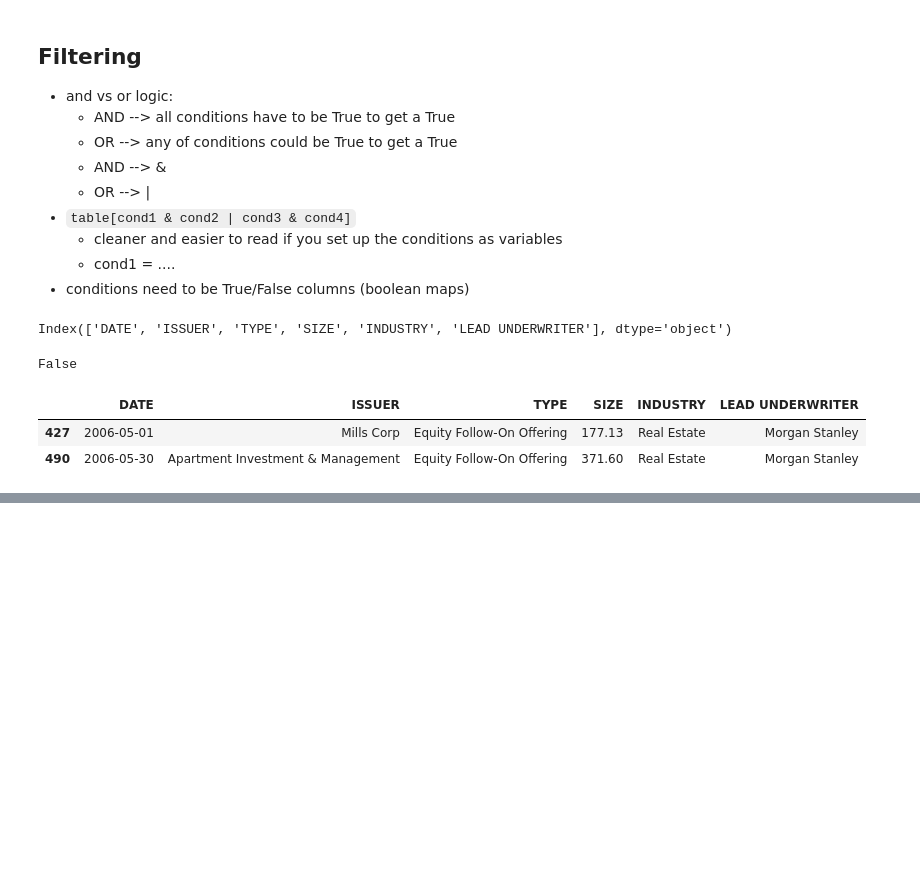
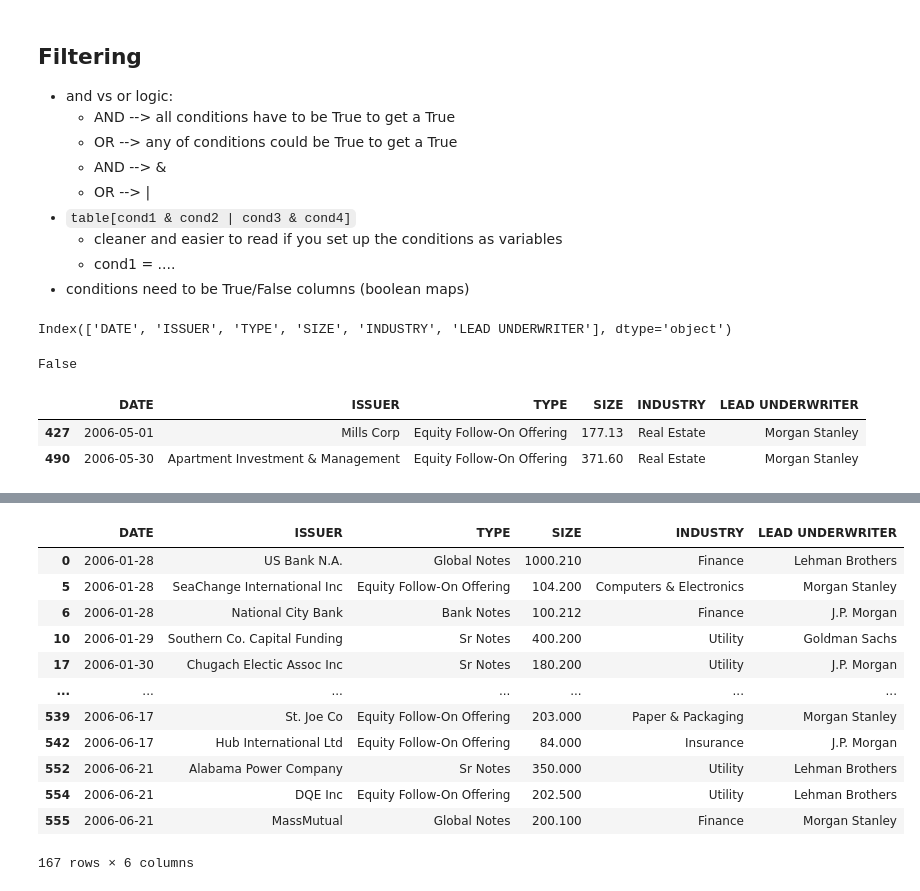
Before and after one commit to TheMarqueeGroup/JPM_DS_EMEA_Apr2024, a Jupyter notebook: day1_notes.ipynb, the cells around one changed output, grey strips where cells are left out. Saved outputs shown, nothing was run; the diff lists cells and outputs as text; code cells hidden in the pictures; blank space fills up the shorter version.

```diff
--- a/day1_notes.ipynb
+++ b/day1_notes.ipynb
@@ -1344,0 +1434,19 @@ sp500[cond1 | cond2]
+# %%
+# .isin(list of categories to filter)
+banks = ['Goldman Sachs', 'J.P. Morgan', 'Morgan Stanley', 'Lehman Brothers']
+cond1 = df['LEAD UNDERWRITER'].isin(banks)
+df[cond1]
+# %% [output]
+|  | DATE | ISSUER | TYPE | SIZE | INDUSTRY | LEAD UNDERWRITER |
+| 0 | 2006-01-28 | US Bank N.A. | Global Notes | 1000.210 | Finance | Lehman Brothers |
+| 5 | 2006-01-28 | SeaChange International Inc | Equity Follow-On Offering | 104.200 | Computers & Electronics | Morgan Stanley |
+| 6 | 2006-01-28 | National City Bank | Bank Notes | 100.212 | Finance | J.P. Morgan |
+| 10 | 2006-01-29 | Southern Co. Capital Funding | Sr Notes | 400.200 | Utility | Goldman Sachs |
+| 17 | 2006-01-30 | Chugach Electic Assoc Inc | Sr Notes | 180.200 | Utility | J.P. Morgan |
+| ... | ... | ... | ... | ... | ... | ... |
+| 539 | 2006-06-17 | St. Joe Co | Equity Follow-On Offering | 203.000 | Paper & Packaging | Morgan Stanley |
+| 542 | 2006-06-17 | Hub International Ltd | Equity Follow-On Offering | 84.000 | Insurance | J.P. Morgan |
+| 552 | 2006-06-21 | Alabama Power Company | Sr Notes | 350.000 | Utility | Lehman Brothers |
+| 554 | 2006-06-21 | DQE Inc | Equity Follow-On Offering | 202.500 | Utility | Lehman Brothers |
+| 555 | 2006-06-21 | MassMutual | Global Notes | 200.100 | Finance | Morgan Stanley |
+167 rows × 6 columns
```
Also changed, not shown: parts of 16 cells of this notebook.
